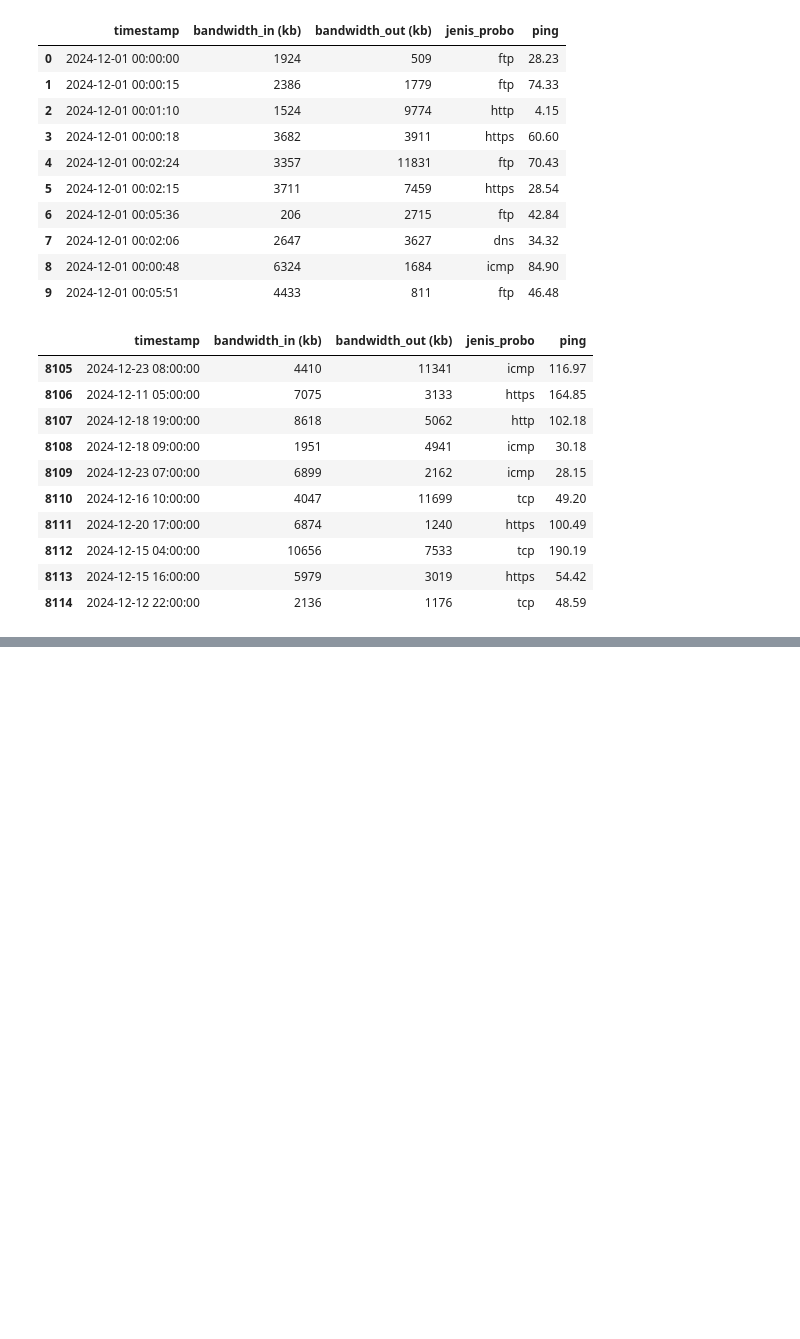
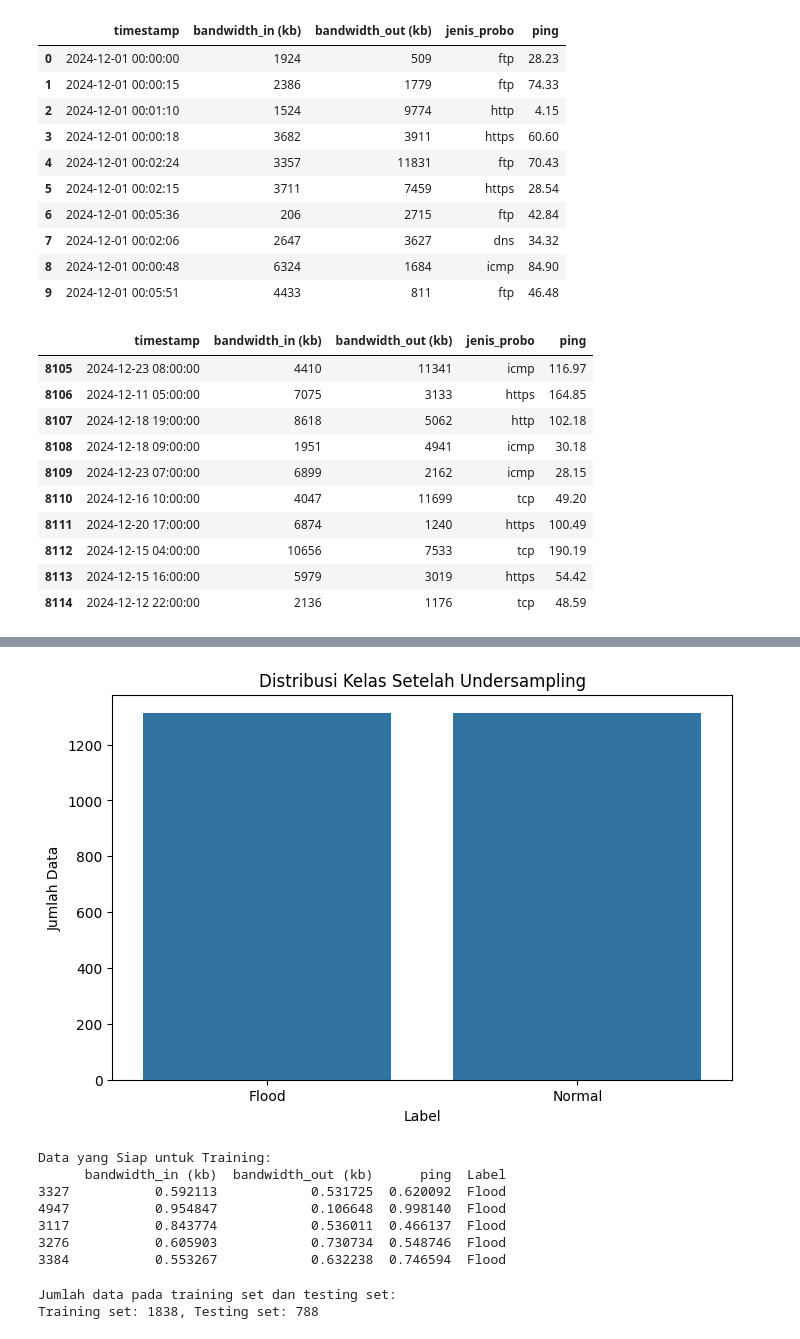
Before and after one commit to NaufalDekha002/NFD_MachineLearning, a Jupyter notebook: NFD_With_K-Means.ipynb, the cells around one changed output, grey strips where cells are left out. Saved outputs shown, nothing was run; the diff lists cells and outputs as text; code cells hidden in the pictures; blank space fills up the shorter version.

```diff
--- a/NFD_With_K-Means.ipynb
+++ b/NFD_With_K-Means.ipynb
@@ -63,2 +47,0 @@ memory usage: 317.1+ KB
-# %%
-networkpatterns = networkpatterns.fillna(value=0)
@@ -117,4 +47,0 @@ Optimal number of clusters (k) berdasarkan Silhouette Score: 6
-# %%
-# === 3. Implementasi K-Means dengan k optimal ===
-kmeans = KMeans(n_clusters=optimal_k, random_state=42)
-networkpatterns['Cluster'] = kmeans.fit_predict(x_normalized)
@@ -208,0 +100,5 @@ plt.show()
+# %%
+networkpatterns['Label'] = networkpatterns.apply(
+    lambda row: 'Flood' if row['bandwidth_in (kb)'] + row['bandwidth_out (kb)'] + row['ping'] > 0.9 else 'Normal',
+    axis=1
+)
@@ -208,0 +126,20 @@ plt.show()
+# %%
+# === 5. Undersampling ===
+# Mengecek distribusi kelas
+print("\nDistribusi Kelas Sebelum Undersampling:")
+print(networkpatterns['Label'].value_counts())
+
+# Memisahkan fitur (X) dan Label (y)
+X = networkpatterns[['bandwidth_in (kb)', 'bandwidth_out (kb)', 'ping']]
+y = networkpatterns['Label']
+
+# Menggunakan RandomUnderSampler untuk menyeimbangkan kelas
+undersampler = RandomUnderSampler(random_state=42)
+X_resampled, y_resampled = undersampler.fit_resample(X, y)
+
+# Menyimpan data hasil undersampling ke dalam DataFrame
+resampled_data = pd.DataFrame(X_resampled, columns=['bandwidth_in (kb)', 'bandwidth_out (kb)', 'ping'])
+resampled_data['Label'] = y_resampled
+
+print("\nDistribusi Kelas Setelah Undersampling:")
+print(resampled_data['Label'].value_counts())
@@ -208,0 +158,36 @@ plt.show()
+# %%
+# === 6. Visualisasi Distribusi Data ===
+plt.figure(figsize=(8, 5))
+sns.countplot(x='Label', data=resampled_data)
+plt.title('Distribusi Kelas Setelah Undersampling')
+plt.xlabel('Label')
+plt.ylabel('Jumlah Data')
+plt.show()
+
+# === 7. Dataset Siap untuk Training ===
+# Menampilkan beberapa baris data
+print("\nData yang Siap untuk Training:")
+print(resampled_data.head())
+# %% [output]
+[figure, added]
+Data yang Siap untuk Training:
+      bandwidth_in (kb)  bandwidth_out (kb)      ping  Label
+3327           0.592113            0.531725  0.620092  Flood
+4947           0.954847            0.106648  0.998140  Flood
+3117           0.843774            0.536011  0.466137  Flood
+3276           0.605903            0.730734  0.548746  Flood
+3384           0.553267            0.632238  0.746594  Flood
+# %%
+# === 8. Splitting Dataset ===
+# Memisahkan fitur dan label
+X = resampled_data[['bandwidth_in (kb)', 'bandwidth_out (kb)', 'ping']]
+y = resampled_data['Label']
+
+# Split data ke dalam training dan testing set
+X_train, X_test, y_train, y_test = train_test_split(X, y, test_size=0.3, random_state=42, stratify=y)
+
+print("\nJumlah data pada training set dan testing set:")
+print(f"Training set: {len(X_train)}, Testing set: {len(X_test)}")
+# %% [output]
+Jumlah data pada training set dan testing set:
+Training set: 1838, Testing set: 788
```
Also changed, not shown: parts of 22 cells of this notebook.
